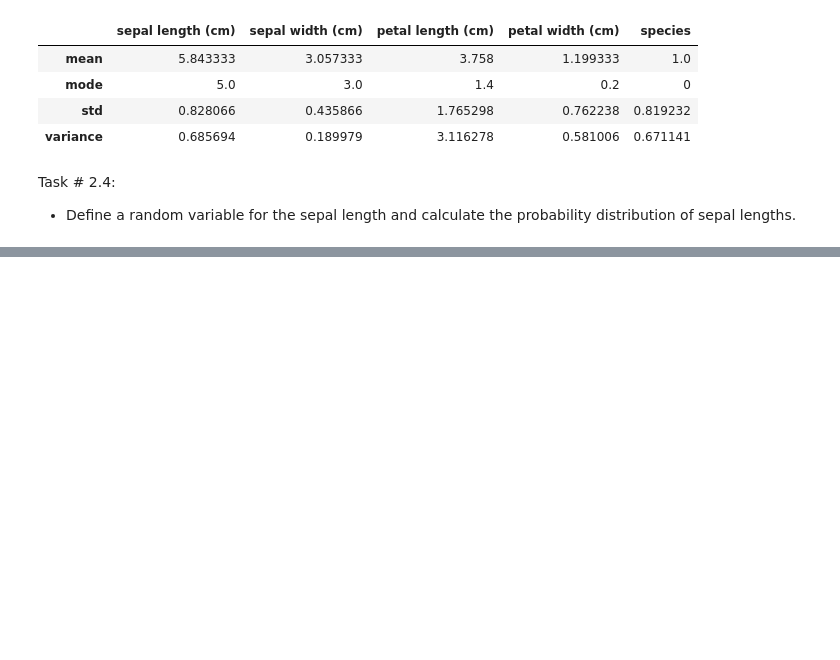
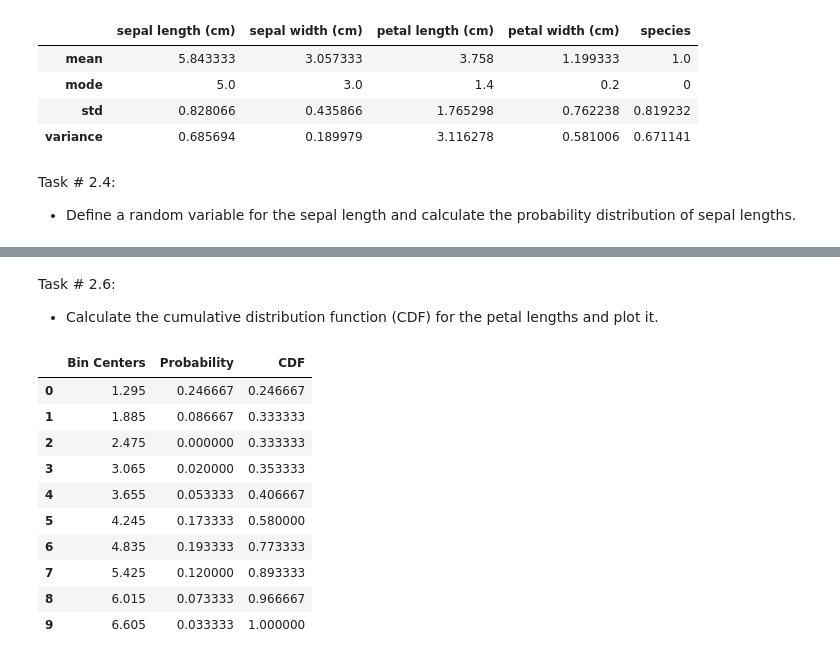
Before and after one commit to Syed-Shahir/100DaysOfBytewise, a Jupyter notebook: BTW_W3_Task2.ipynb, the cells around one changed output, grey strips where cells are left out. Drawn from its saved outputs; the diff is of its cells as text; code cells hidden in the pictures; blank space fills up the shorter version.

```diff
--- a/BTW_W3_Task2.ipynb
+++ b/BTW_W3_Task2.ipynb
@@ -92,0 +142,28 @@ distribution of sepal lengths.
+# %% [markdown]
+Task # 2.6:
+-  Calculate the cumulative distribution function (CDF) for the petal lengths and plot it.
+# %%
+counts, bin_edges = np.histogram(iris_df['petal length (cm)'], bins=10, density=False)
+bin_centers = 0.5 * (bin_edges[1:] + bin_edges[:-1])
+
+# Calculating the probability distribution
+probabilities = counts / iris_df.shape[0]
+
+# Calculating the Cumulative Distribution Function (CDF)
+cdf = np.cumsum(probabilities)
+
+# dataframe with the bin centers, probability, and CDF
+result_df = pd.DataFrame({'Bin Centers': bin_centers, 'Probability': probabilities, 'CDF': cdf})
+result_df.head(10)
+# %% [output]
+|  | Bin Centers | Probability | CDF |
+| 0 | 1.295 | 0.246667 | 0.246667 |
+| 1 | 1.885 | 0.086667 | 0.333333 |
+| 2 | 2.475 | 0.000000 | 0.333333 |
+| 3 | 3.065 | 0.020000 | 0.353333 |
+| 4 | 3.655 | 0.053333 | 0.406667 |
+| 5 | 4.245 | 0.173333 | 0.580000 |
+| 6 | 4.835 | 0.193333 | 0.773333 |
+| 7 | 5.425 | 0.120000 | 0.893333 |
+| 8 | 6.015 | 0.073333 | 0.966667 |
+| 9 | 6.605 | 0.033333 | 1.000000 |
```
Also changed, not shown: parts of 4 cells of this notebook.
